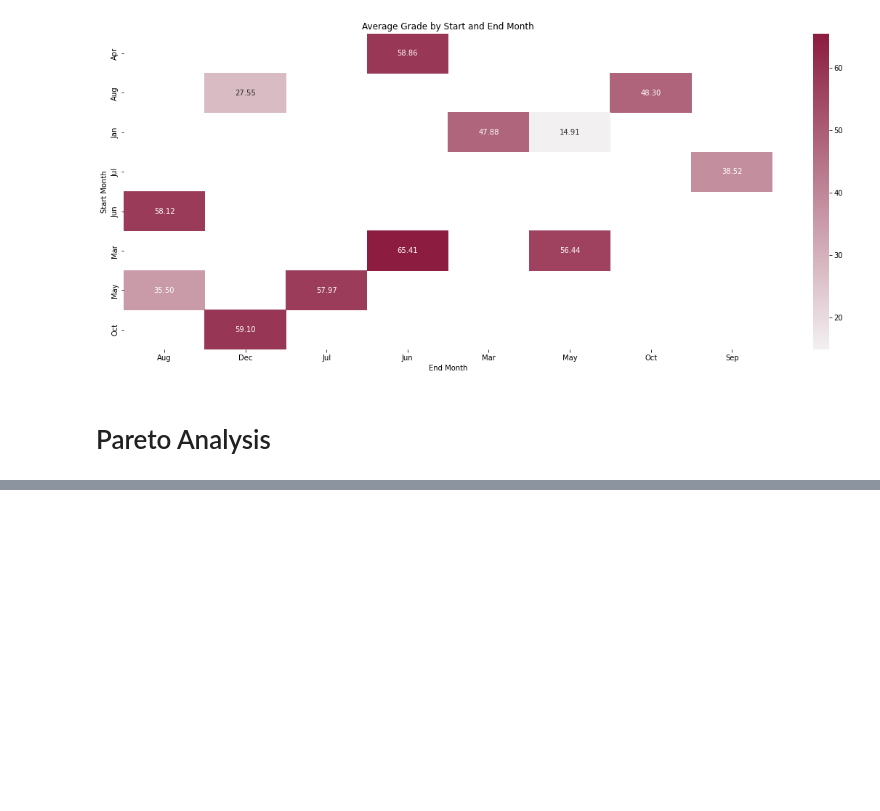
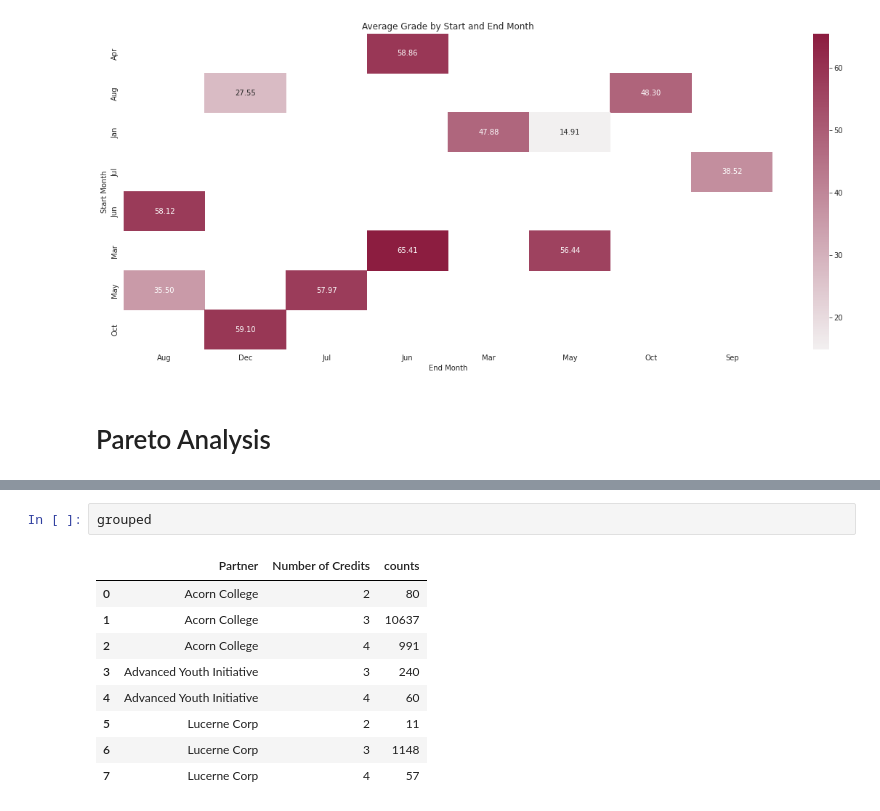
Before and after one commit to iamharkirat/EDA, a Jupyter notebook: learning_enterprise.ipynb, the cells around one changed output, grey strips where cells are left out. Drawn from its saved outputs; the diff is of its cells as text; blank space fills up the shorter version.

```diff
--- a/learning_enterprise.ipynb
+++ b/learning_enterprise.ipynb
@@ -755,0 +847,12 @@ memory usage: 200.0 bytes
+# %%
+grouped
+# %% [output]
+|  | Partner | Number of Credits | counts |
+| 0 | Acorn College | 2 | 80 |
+| 1 | Acorn College | 3 | 10637 |
+| 2 | Acorn College | 4 | 991 |
+| 3 | Advanced Youth Initiative | 3 | 240 |
+| 4 | Advanced Youth Initiative | 4 | 60 |
+| 5 | Lucerne Corp | 2 | 11 |
+| 6 | Lucerne Corp | 3 | 1148 |
+| 7 | Lucerne Corp | 4 | 57 |
```
Also changed, not shown: parts of 22 cells of this notebook.
